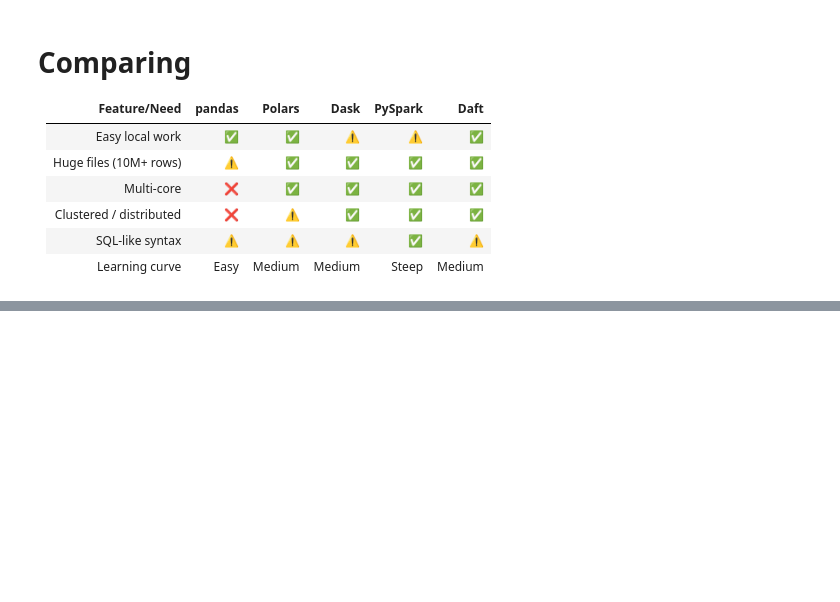
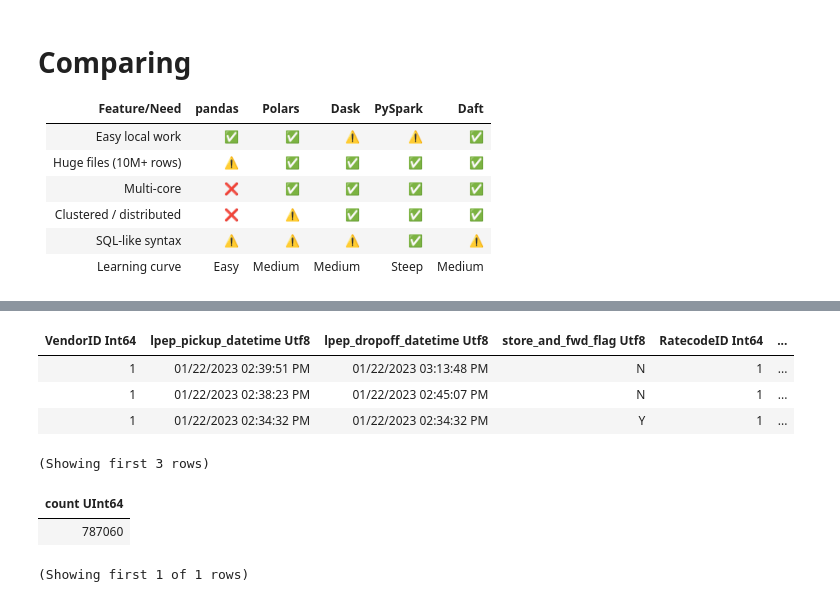
Before and after one commit to adam133/pyowa-dataframes, a Jupyter notebook: slides/presentation_slides.ipynb, the cells around one changed output, grey strips where cells are left out. Saved outputs shown, nothing was run; the diff lists cells and outputs as text; code cells hidden in the pictures; blank space fills up the shorter version.

```diff
--- a/slides/presentation_slides.ipynb
+++ b/slides/presentation_slides.ipynb
@@ -258 +261,20 @@ daft_df.groupby("city").agg(daft.col("age").mean())  # Daft
 ![Benchmarks](./resources/benchmarks.png)
+# %%
+# Let's get our hands dirty
+import daft
+
+taxi_data = "../resources/2023_Green_Taxi_Trip_Data_20250514.csv"
+df = daft.read_csv(taxi_data).collect()
+# %%
+# sample it
+df.show(3)
+df.count().collect()
+# %% [output]
+| VendorID Int64 | lpep_pickup_datetime Utf8 | lpep_dropoff_datetime Utf8 | store_and_fwd_flag Utf8 | RatecodeID Int64 | ... |
+| 1 | 01/22/2023 02:39:51 PM | 01/22/2023 03:13:48 PM | N | 1 | ... |
+| 1 | 01/22/2023 02:38:23 PM | 01/22/2023 02:45:07 PM | N | 1 | ... |
+| 1 | 01/22/2023 02:34:32 PM | 01/22/2023 02:34:32 PM | Y | 1 | ... |
+(Showing first 3 rows)
+| count UInt64 |
+| 787060 |
+(Showing first 1 of 1 rows)
```
Also changed, not shown: parts of 6 cells of this notebook, 6 other files.
